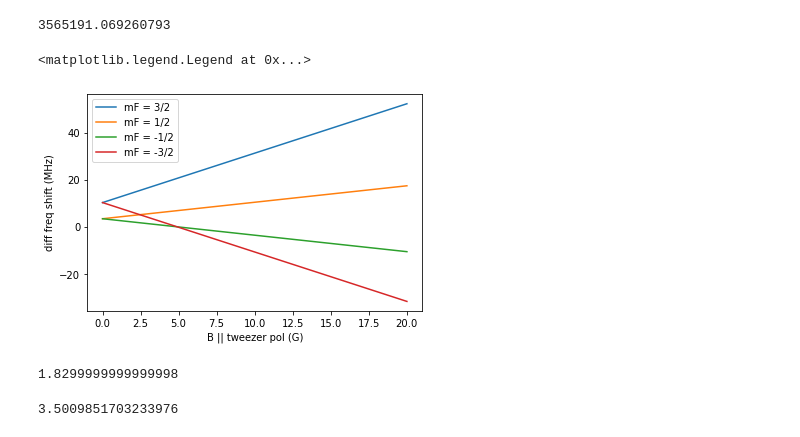
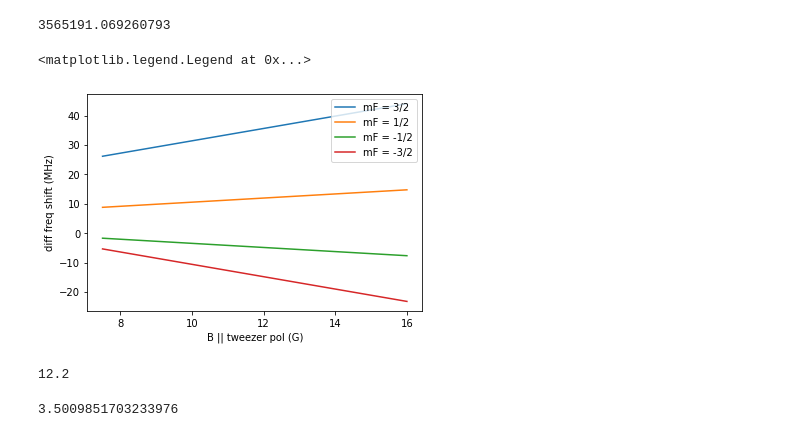
Before and after one commit to KaufmanLabJILA/Analysis_code_Yb, a Jupyter notebook: Yb_notebooks/atom_calculations/zeeman_splittings.ipynb, the cells around one changed output. Saved outputs shown, nothing was run; the diff lists cells and outputs as text; code cells hidden in the pictures.

```diff
--- a/Yb_notebooks/atom_calculations/zeeman_splittings.ipynb
+++ b/Yb_notebooks/atom_calculations/zeeman_splittings.ipynb
@@ -62,21 +62,21 @@ def freq_shift(f,mf,B,P0,w0):
     dfT = tweezer_depth_e(f,mf,P0,w0) - tweezer_depth_g(P0,w0)
     return dfB + dfT
 # %%
-Bs = np.linspace(0, 20e-4, 100)
+Bs = np.linspace(7.5e-4, 16e-4, 100)
 plt.plot(Bs*1e4, freq_shift(3/2,3/2,Bs,6e-3,460e-9)/(1e6), label='mF = 3/2')
 plt.plot(Bs*1e4, freq_shift(3/2,1/2,Bs,6e-3,460e-9)/(1e6), label='mF = 1/2')
 plt.plot(Bs*1e4, freq_shift(3/2,-1/2,Bs,6e-3,460e-9)/(1e6), label='mF = -1/2')
 plt.plot(Bs*1e4, freq_shift(3/2,-3/2,Bs,6e-3,460e-9)/(1e6), label='mF = -3/2')
 plt.xlabel('B || tweezer pol (G)')
 plt.ylabel('diff freq shift (MHz)')
 plt.legend()
 # %% [output]
 <matplotlib.legend.Legend at 0x...>
-[figure, old version]
+[figure, new version]
-# %%
-fieldCal*0.3
-# %% [output]
-1.8299999999999998
+# %%
+fieldCal*2
+# %% [output]
+12.2
 # %%
 freq_shift(3/2,3/2,fieldCal*0.3*(1e-4),(0.8/5.84)*6e-3,460e-9)/(1e6)-freq_shift(3/2,1/2,fieldCal*0.3*(1e-4),(0.8/5.84)*6e-3,460e-9)/(1e6)
 # %% [output]
```
Also changed, not shown: 11 other files.
